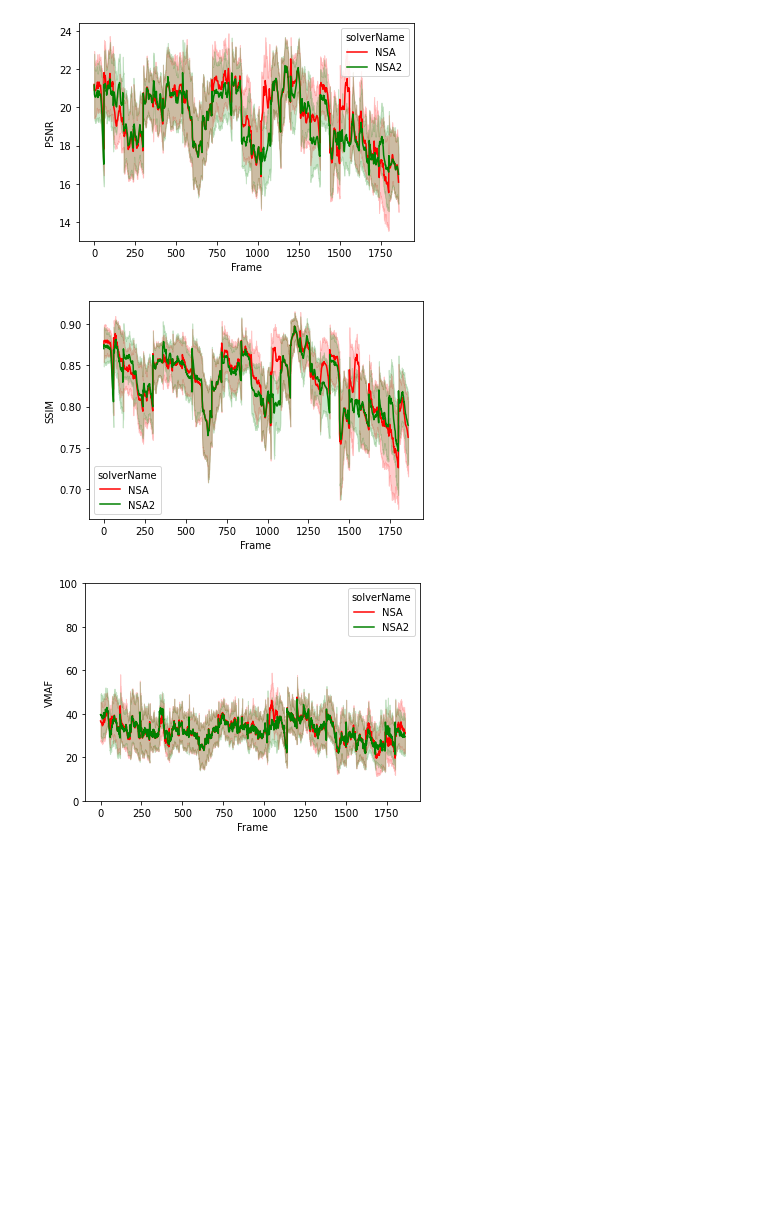
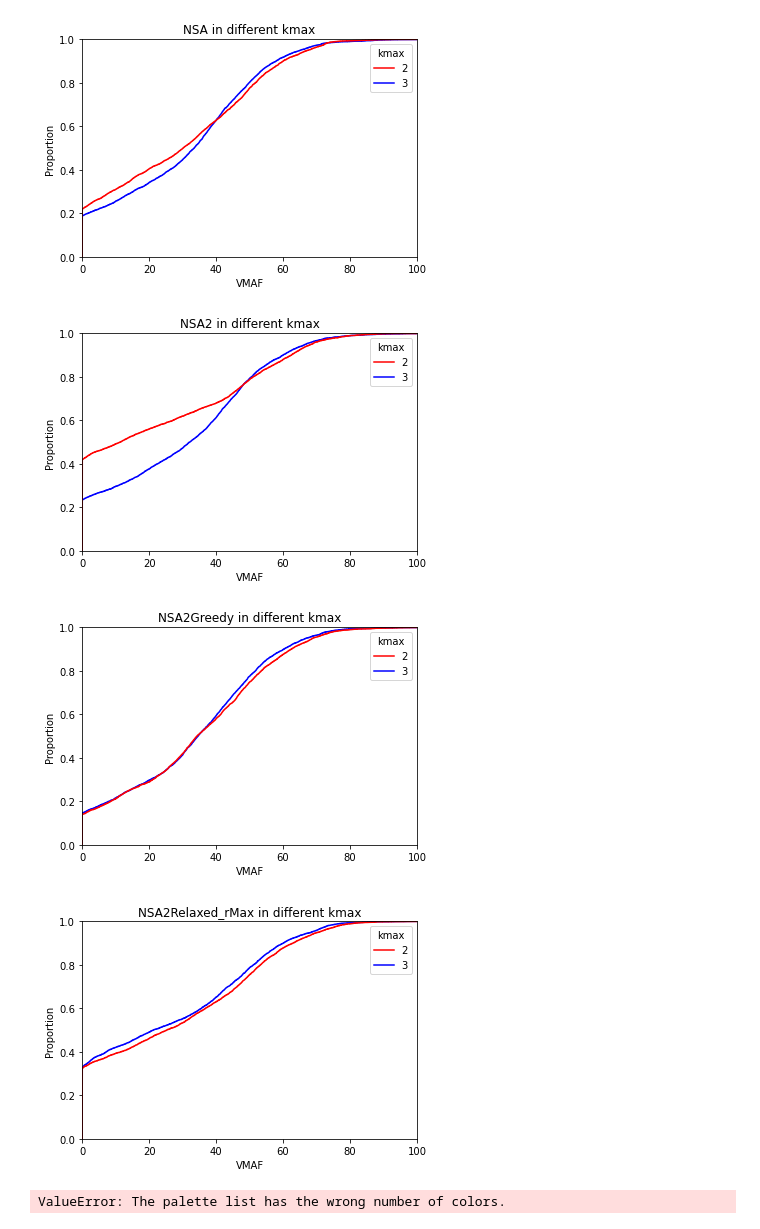
Before and after one commit to SYJINTW/camera_placement_analysis, a Jupyter notebook: results_analysis.ipynb, the cells around one changed output. Drawn from its saved outputs; the diff is of its cells as text; code cells hidden in the pictures; blank space fills up the shorter version.

```diff
--- a/results_analysis.ipynb
+++ b/results_analysis.ipynb
@@ -823,23 +894,30 @@ def slvrNSANSA2AllPoseFrameByFrame(filePath: Path):
     plt.show()
 # %%
 if __name__ == '__main__':
-    # expDir = Path('./exp4')
+    # expDir = Path('./exp7')
     # mergeAllCsv(expDir)
 
     # allResultFilePathGen = Path('.').glob('*_allResults.csv')
-    allResultFilePath = Path('./exp4_allResults.csv')
+    allResultFilePath = Path('./exp7_allResults.csv')
     # allResultAverage(allResultFilePath)
+    # allResultAverageCDF(allResultFilePath)
     # allResultAveragePose(allResultFilePath)
     # allFrameByFrame(allResultFilePath)
     # slvrAllPoseFrameByFrame(allResultFilePath)
     # NSAkmax(allResultFilePath)
     # NSA2kmax(allResultFilePath)
     # NSA_NSA2(allResultFilePath)
     # NSA_NSA2_NSA2Relaxed(allResultFilePath)
     # compareDS(allResultFilePathGen)
     # slvrNSANSA2FrameByFrame(allResultFilePath)
-    slvrNSANSA2AllPoseFrameByFrame(allResultFilePath)
+    # slvrNSANSA2AllPoseFrameByFrame(allResultFilePath)
+
+    resultFilePath1 = Path('./exp6_allResults.csv')
+    resultFilePath2 = Path('./exp7_allResults.csv')
+    diffKmaxCDF(resultFilePath1, resultFilePath2)
 # %% [output]
-[figure, old version]
+[figure, new version]
-[figure, old version]
+[figure, new version]
-[figure, old version]
+[figure, new version]
+[figure, added]
+ValueError: The palette list has the wrong number of colors.
```
Also changed, not shown: parts of 3 cells of this notebook, 42 other files.
